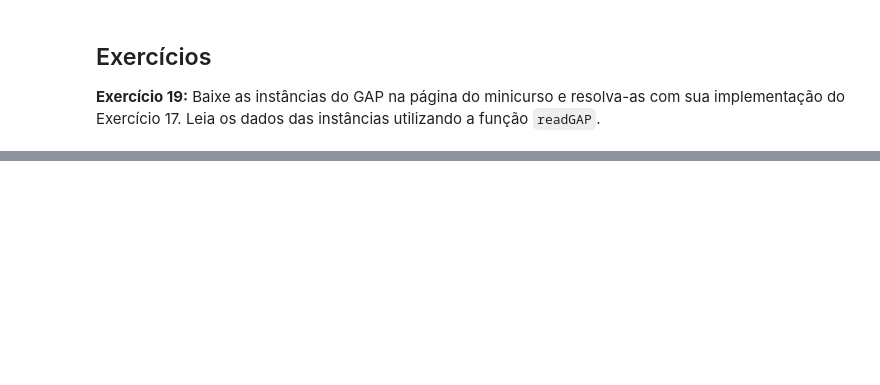
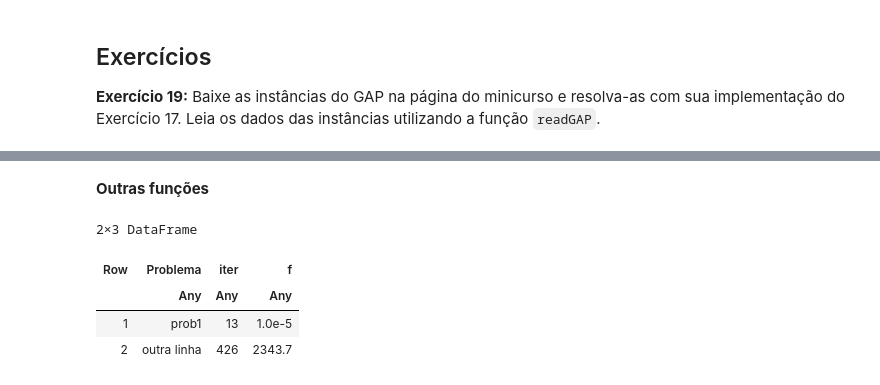
Before and after one commit to leonardosecchin/verao_UFPI_Julia, a Jupyter notebook: minicurso.ipynb, the cells around one changed output, grey strips where cells are left out. Cells and saved outputs as stored; diff of their text form; code cells hidden in the pictures; blank space fills up the shorter version.

```diff
--- a/minicurso.ipynb
+++ b/minicurso.ipynb
@@ -2118,0 +2908,11 @@ end
+# %% [markdown]
+**Outras funções**
+# %%
+# Deleta a segunda linha
+delete!(resultados, 2)
+# %% [output]
+2×3 DataFrame
+| Row | Problema | iter | f |
+|  | Any | Any | Any |
+| 1 | prob1 | 13 | 1.0e-5 |
+| 2 | outra linha | 426 | 2343.7 |
```
Also changed, not shown: parts of 187 cells of this notebook, 2 other files.
